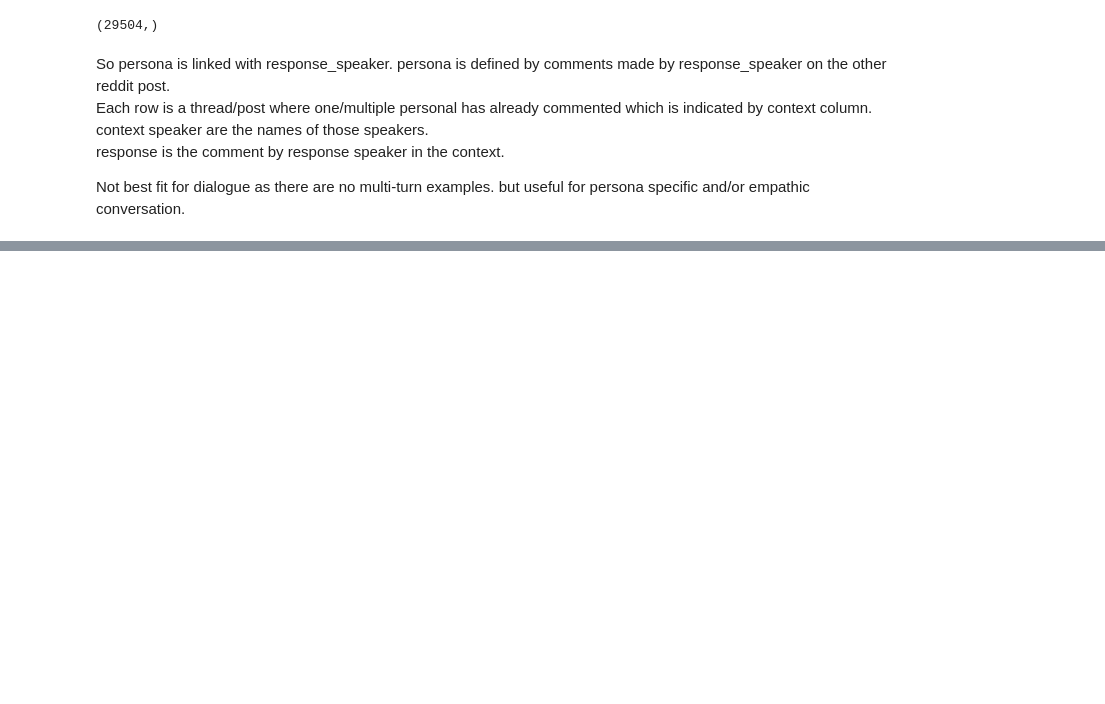
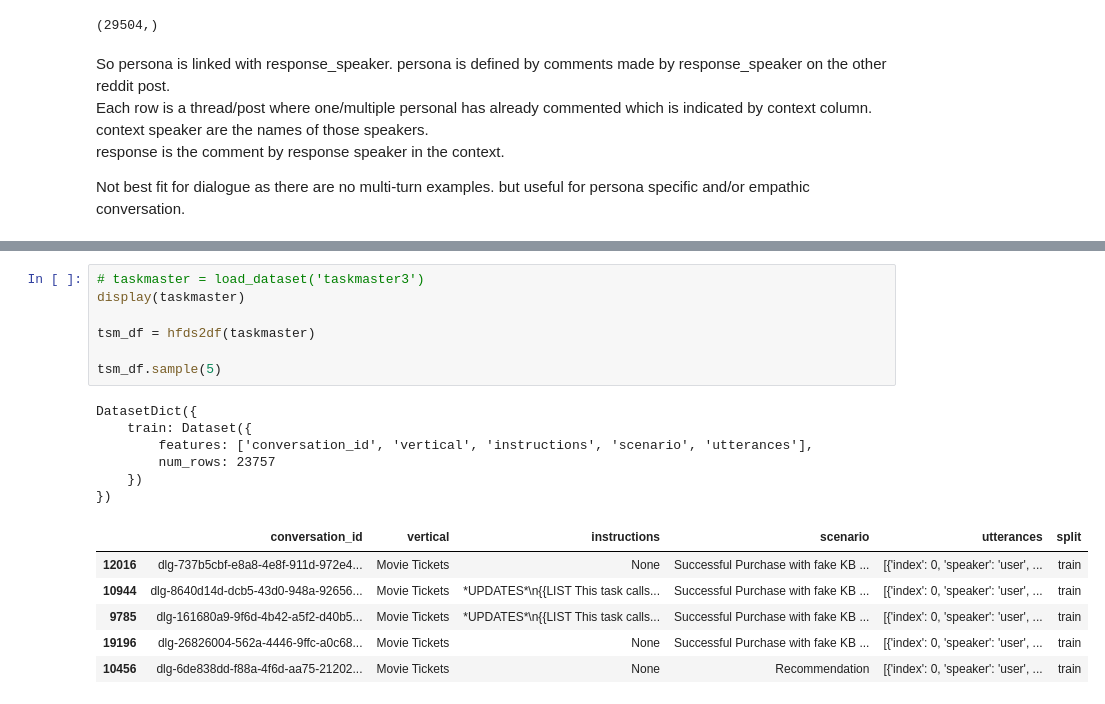
Before and after one commit to violetcodes/nlp-learn, a Jupyter notebook: notebooks/dialogue1_data_understanding_and_pretrained_models.ipynb, the cells around one changed output, grey strips where cells are left out. Cells and saved outputs as stored; diff of their text form; blank space fills up the shorter version.

```diff
--- a/notebooks/dialogue1_data_understanding_and_pretrained_models.ipynb
+++ b/notebooks/dialogue1_data_understanding_and_pretrained_models.ipynb
@@ -92,0 +134,20 @@ Not best fit for dialogue as there are no multi-turn examples. but useful for pe
+# %%
+# taskmaster = load_dataset('taskmaster3')
+display(taskmaster)
+
+tsm_df = hfds2df(taskmaster)
+
+tsm_df.sample(5)
+# %% [output]
+DatasetDict({
+    train: Dataset({
+        features: ['conversation_id', 'vertical', 'instructions', 'scenario', 'utterances'],
+        num_rows: 23757
+    })
+})
+|  | conversation_id | vertical | instructions | scenario | utterances | split |
+| 12016 | dlg-737b5cbf-e8a8-4e8f-911d-972e4... | Movie Tickets | None | Successful Purchase with fake KB ... | [{'index': 0, 'speaker': 'user', ... | train |
+| 10944 | dlg-8640d14d-dcb5-43d0-948a-92656... | Movie Tickets | *UPDATES*\n{{LIST This task calls... | Successful Purchase with fake KB ... | [{'index': 0, 'speaker': 'user', ... | train |
+| 9785 | dlg-161680a9-9f6d-4b42-a5f2-d40b5... | Movie Tickets | *UPDATES*\n{{LIST This task calls... | Successful Purchase with fake KB ... | [{'index': 0, 'speaker': 'user', ... | train |
+| 19196 | dlg-26826004-562a-4446-9ffc-a0c68... | Movie Tickets | None | Successful Purchase with fake KB ... | [{'index': 0, 'speaker': 'user', ... | train |
+| 10456 | dlg-6de838dd-f88a-4f6d-aa75-21202... | Movie Tickets | None | Recommendation | [{'index': 0, 'speaker': 'user', ... | train |
```
Also changed, not shown: parts of 5 cells of this notebook.
